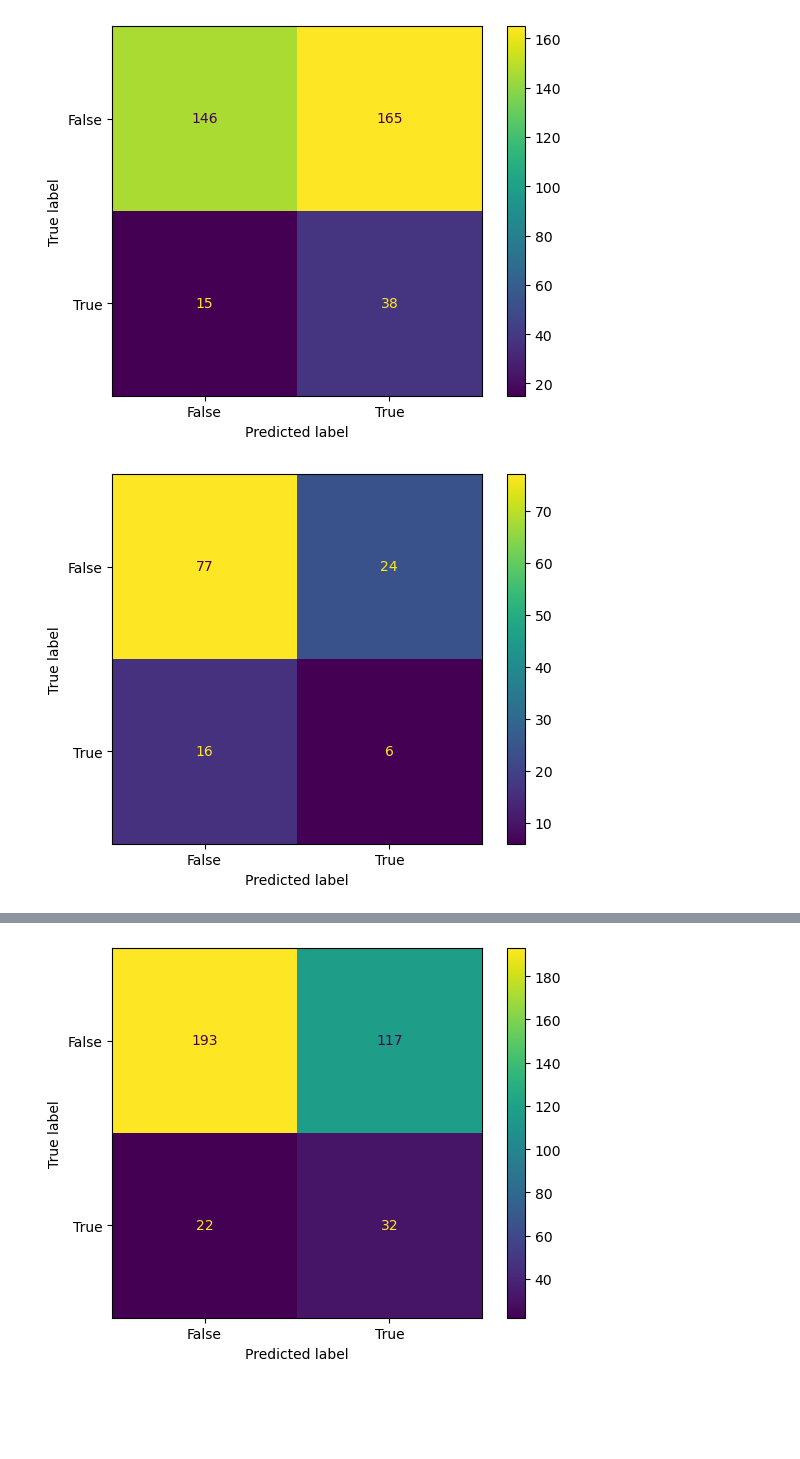
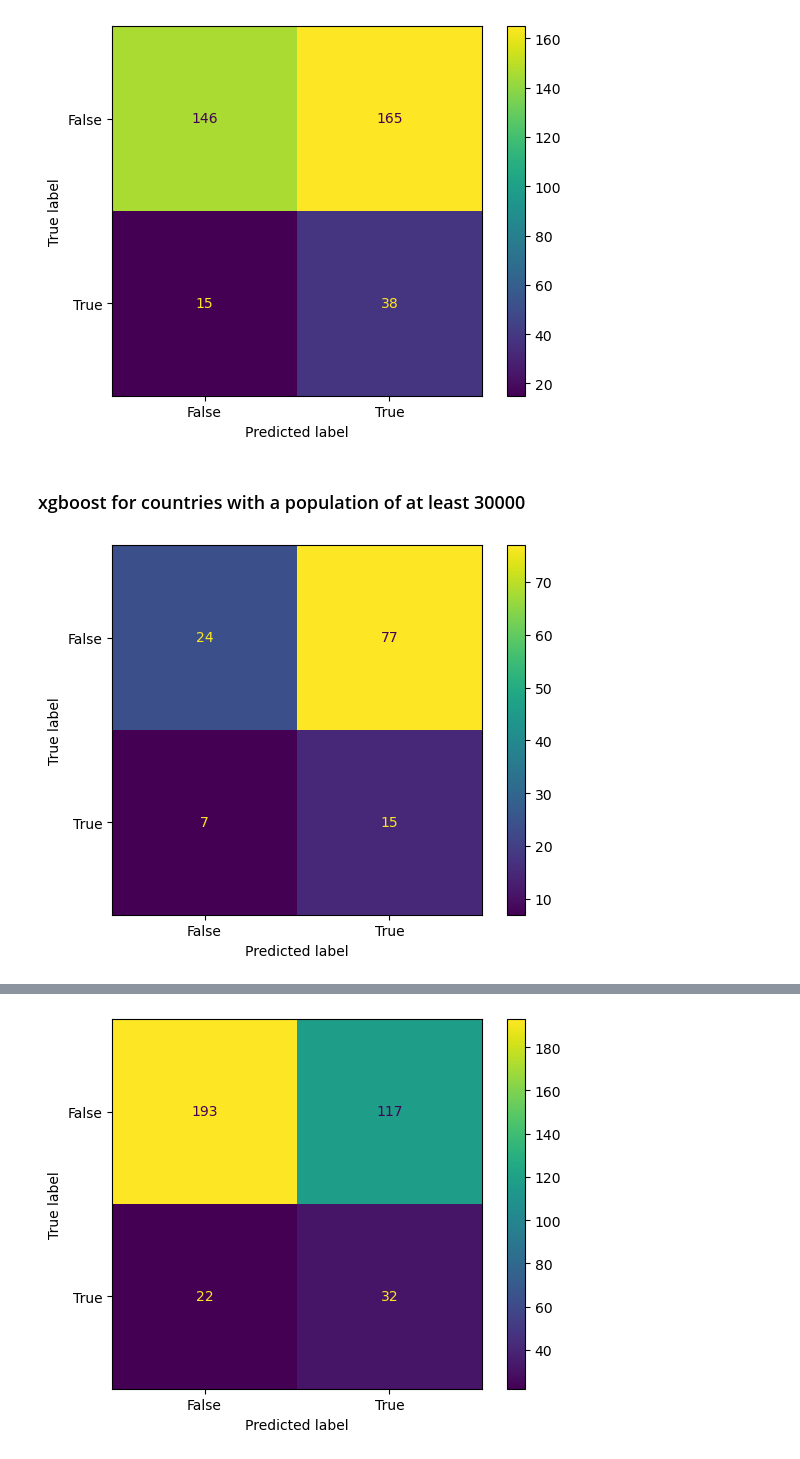
Before and after one commit to chucheo1/STA-PROJECT, a Jupyter notebook: Project3/STA130_Project_2.ipynb, the cells around one changed output, grey strips where cells are left out. Cells and saved outputs as stored; diff of their text form; code cells hidden in the pictures; blank space fills up the shorter version.

```diff
--- a/Project3/STA130_Project_2.ipynb
+++ b/Project3/STA130_Project_2.ipynb
@@ -399,10 +423,11 @@ _ = ConfusionMatrixDisplay.from_predictions(df_predictions_under_hypothesis.y_tr
 _ = ConfusionMatrixDisplay.from_predictions(df_predictions.y_true_xgboost, df_predictions.y_pred_xgboost)
 # %% [output]
 [figure]
+# %% [markdown]
+### xgboost for countries with a population of at least 30000
 # %%
-# Countries with a population of at least 30000
-_ = ConfusionMatrixDisplay.from_predictions(df_predictions_under_hypothesis.y_true_ffnn, \
-                                            df_predictions_under_hypothesis.y_pred_ffnn)
+_ = ConfusionMatrixDisplay.from_predictions(df_predictions_under_hypothesis.y_true_xgboost, \
+                                            df_predictions_under_hypothesis.y_pred_xgboost)
 # %% [output]
-[figure, old version]
+[figure, new version]
 # %% [markdown]
```
Also changed, not shown: parts of 53 cells of this notebook.
